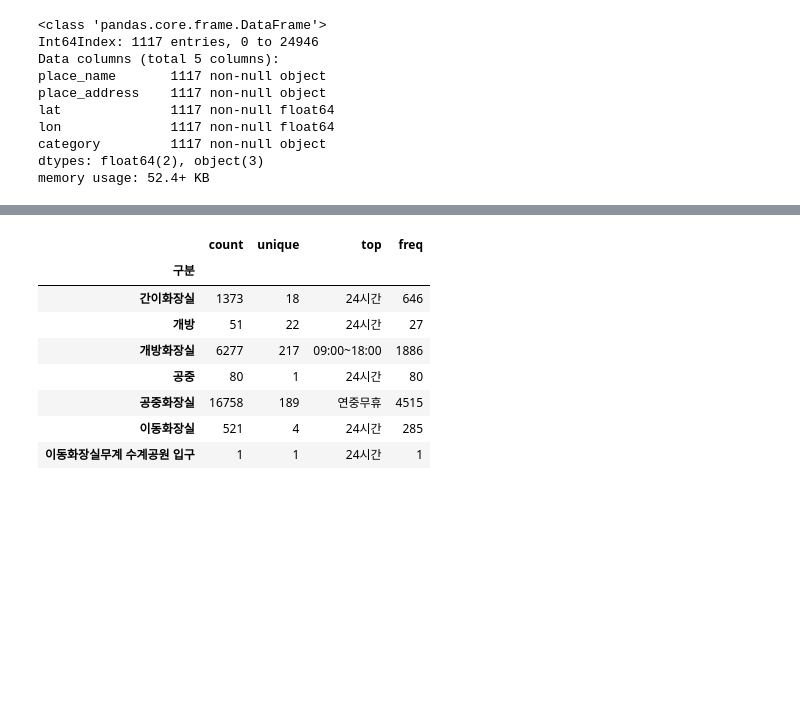
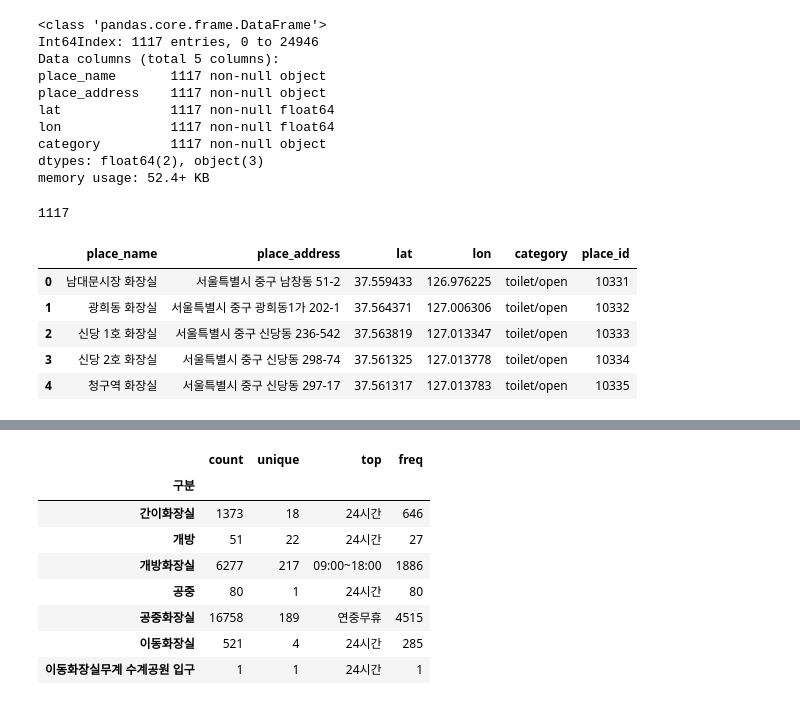
Before and after one commit to BigDataCampus/fresh, a Jupyter notebook: toilet_jmk.ipynb, the cells around one changed output, grey strips where cells are left out. Saved outputs shown, nothing was run; the diff lists cells and outputs as text; code cells hidden in the pictures; blank space fills up the shorter version.

Commit message:
cleansed toilet v.02

```diff
--- a/toilet_jmk.ipynb
+++ b/toilet_jmk.ipynb
@@ -269,3 +269,20 @@ lon              1117 non-null float64
 category         1117 non-null object
 dtypes: float64(2), object(3)
 memory usage: 52.4+ KB
+# %%
+a = [i for i in range(10331,11448)]
+# %%
+len(a)
+# %% [output]
+1117
+# %%
+seoul2['place_id']=a
+# %%
+seoul2.head()
+# %% [output]
+|  | place_name | place_address | lat | lon | category | place_id |
+| 0 | 남대문시장 화장실 | 서울특별시 중구 남창동 51-2 | 37.559433 | 126.976225 | toilet/open | 10331 |
+| 1 | 광희동 화장실 | 서울특별시 중구 광희동1가 202-1 | 37.564371 | 127.006306 | toilet/open | 10332 |
+| 2 | 신당 1호 화장실 | 서울특별시 중구 신당동 236-542 | 37.563819 | 127.013347 | toilet/open | 10333 |
+| 3 | 신당 2호 화장실 | 서울특별시 중구 신당동 298-74 | 37.561325 | 127.013778 | toilet/open | 10334 |
+| 4 | 청구역 화장실 | 서울특별시 중구 신당동 297-17 | 37.561317 | 127.013783 | toilet/open | 10335 |
```
Also changed, not shown: parts of 1 cell of this notebook, 1 other file.
